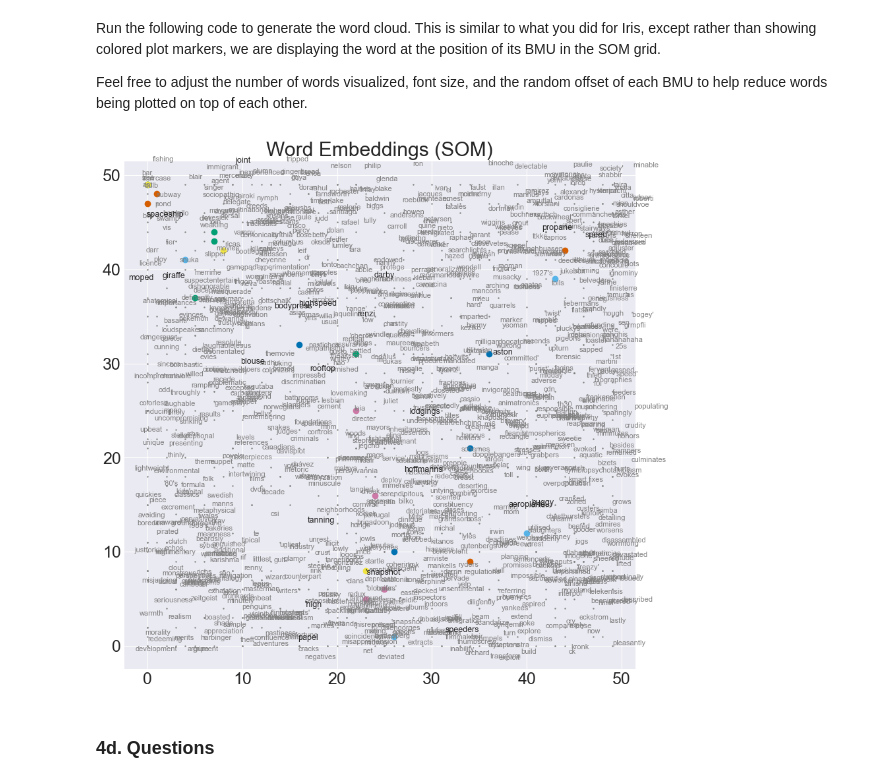
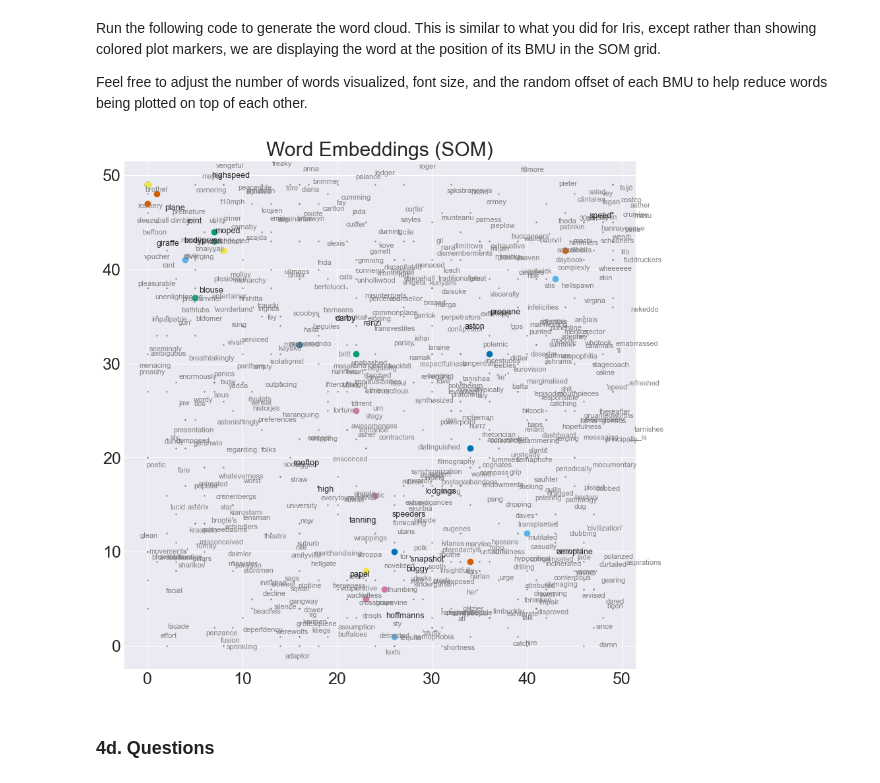
Before and after one commit to sampolz/Neural-Networks, a Jupyter notebook: CS443 Project 3/word_cloud.ipynb, the cells around one changed output. Saved outputs shown, nothing was run; the diff lists cells and outputs as text; code cells hidden in the pictures.

```diff
--- a/CS443 Project 3/word_cloud.ipynb
+++ b/CS443 Project 3/word_cloud.ipynb
@@ -596,38 +596,38 @@ Run the following code to generate the word cloud. This is similar to what you d
 Feel free to adjust the number of words visualized, font size, and the random offset of each BMU to help reduce words being plotted on top of each other.
 # %%
 # Visualize a random subset of word embeddings for speed
-num_words_to_visualize = 1000
+num_words_to_visualize = 500
 rng_vis = np.random.default_rng()
 word_inds = rng_vis.choice(len(word_vectors), size=num_words_to_visualize, replace=False)
 
 label_background_jitter = 2
 label_closest_jitter = 8
 jitter_xy = rng_vis.uniform(low=-label_background_jitter, high=label_background_jitter, size=(num_words_to_visualize, 2))
 
 # Visualize word cloud — each word as (x, y) coords
 fig, ax = plt.subplots(figsize=(10, 10))
 for i, w_ind in enumerate(word_inds):
     bmu_pos = word_som.get_bmu(word_vectors[w_ind])
     x_jit = bmu_pos[0] + 0.5 + jitter_xy[i, 0]
     y_jit = bmu_pos[1] + 0.5 + jitter_xy[i, 1]
     ax.scatter(bmu_pos[0], bmu_pos[1], s=0.5, c='gray')
     ax.annotate(vocab[w_ind], (x_jit, y_jit), fontsize=8, color='gray')
 
 jitter_xy = rng_vis.uniform(low=-label_closest_jitter, high=label_closest_jitter, size=(len(topk_word_inds), 2))
 
 # Make sure we definitely plot the closest words to the query and annotate with word str
 for i, w_ind in enumerate(topk_word_inds):
     bmu_pos = word_som.get_bmu(word_vectors[w_ind])
     ax.scatter(bmu_pos[0], bmu_pos[1])
     # Show the label offset for readability
     x_jit = bmu_pos[0] + 0.5 + jitter_xy[i, 0]
     y_jit = bmu_pos[1] + 0.5 + jitter_xy[i, 1]
     ax.annotate(vocab[w_ind], (x_jit, y_jit), fontsize=9)
 
 plt.title('Word Embeddings (SOM)')
 plt.show()
 # %% [output]
-[figure, old version]
+[figure, new version]
 # %% [markdown]
 ### 4d. Questions
 # %% [markdown]
```
